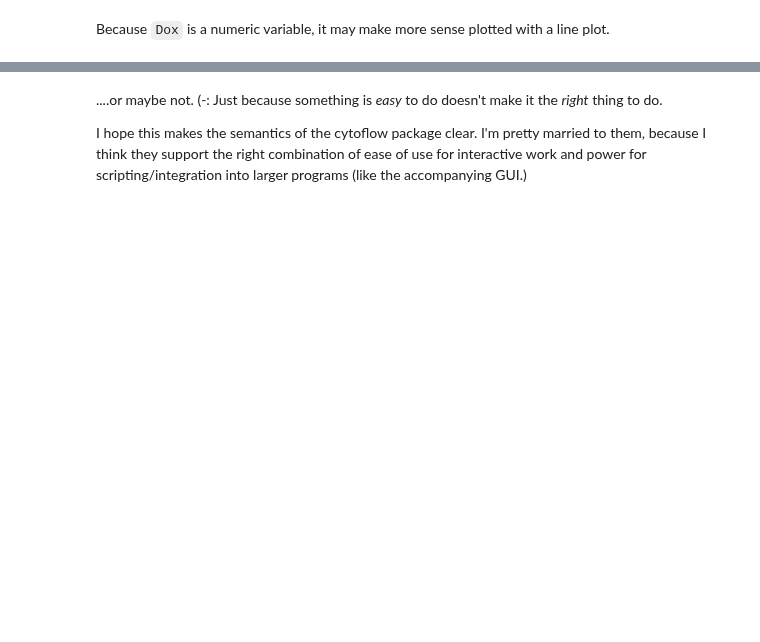
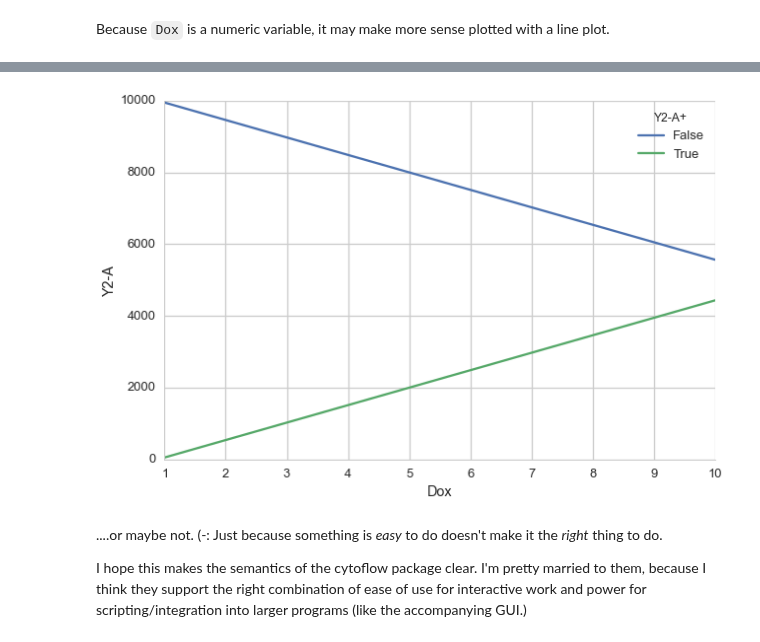
Before and after one commit to cytoflow/cytoflow, a Jupyter notebook: docs/examples-basic/Basic Cytometry.ipynb, the cells around one changed output, grey strips where cells are left out. Drawn from its saved outputs; the diff is of its cells as text; code cells hidden in the pictures; blank space fills up the shorter version.

```diff
--- a/docs/examples-basic/Basic Cytometry.ipynb
+++ b/docs/examples-basic/Basic Cytometry.ipynb
@@ -140,7 +135,7 @@ Because `Dox` is a numeric variable, it may make more sense plotted with a line
 # %%
 line = flow.Stats1DView()
 line.name = "Line Plot"
-line.variable = "Dox"
+line.by = "Dox"
 line.ychannel = "Y2-A"
 line.yfunction = len
 line.huefacet = "Y2-A+"
@@ -152,3 +145,4 @@ line.plot(ex3)
+[figure, added]
 # %% [markdown]
 ....or maybe not.  (-:  Just because something is *easy* to do doesn't make it the *right* thing to do.
 
```
Also changed, not shown: parts of 7 cells of this notebook, 8 other files.
